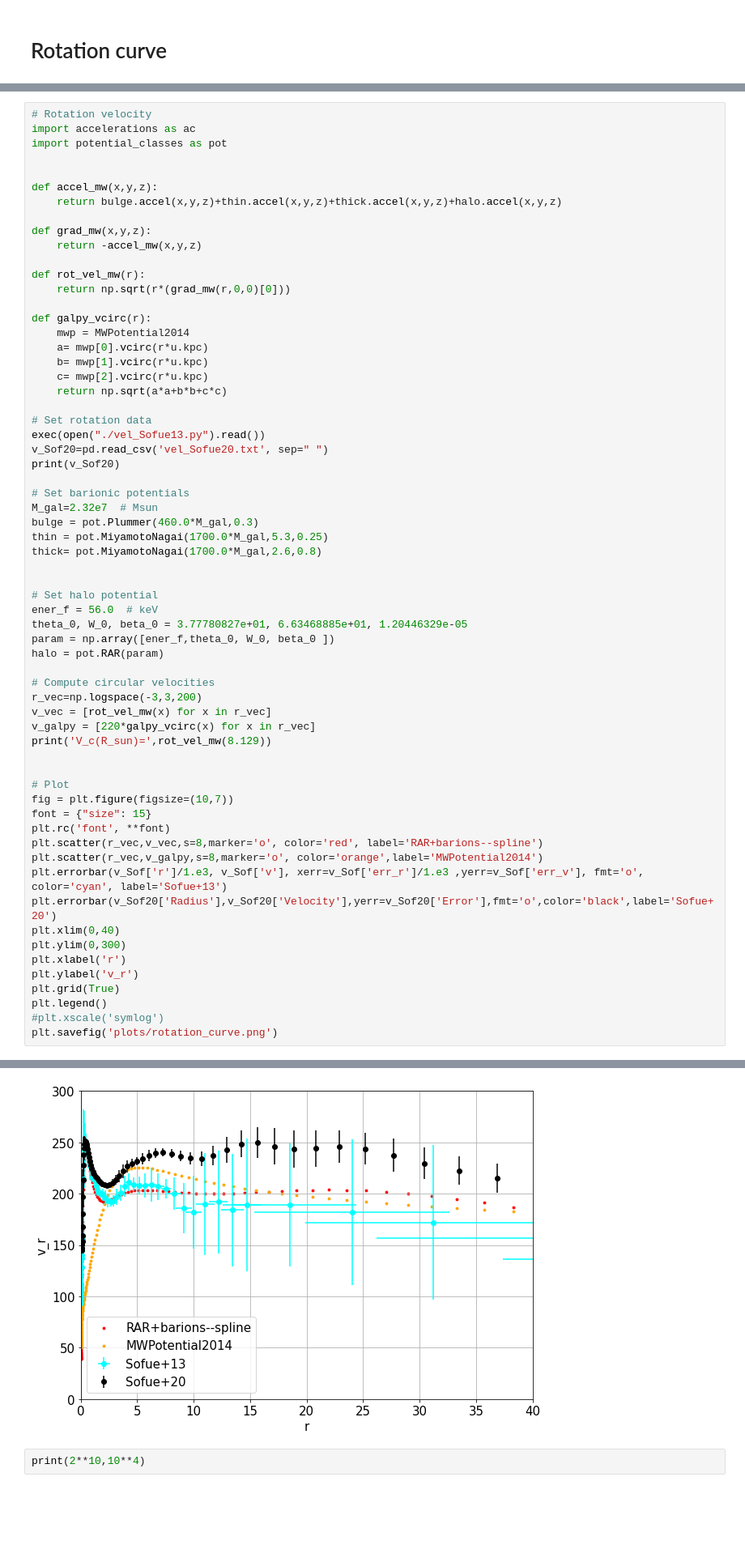
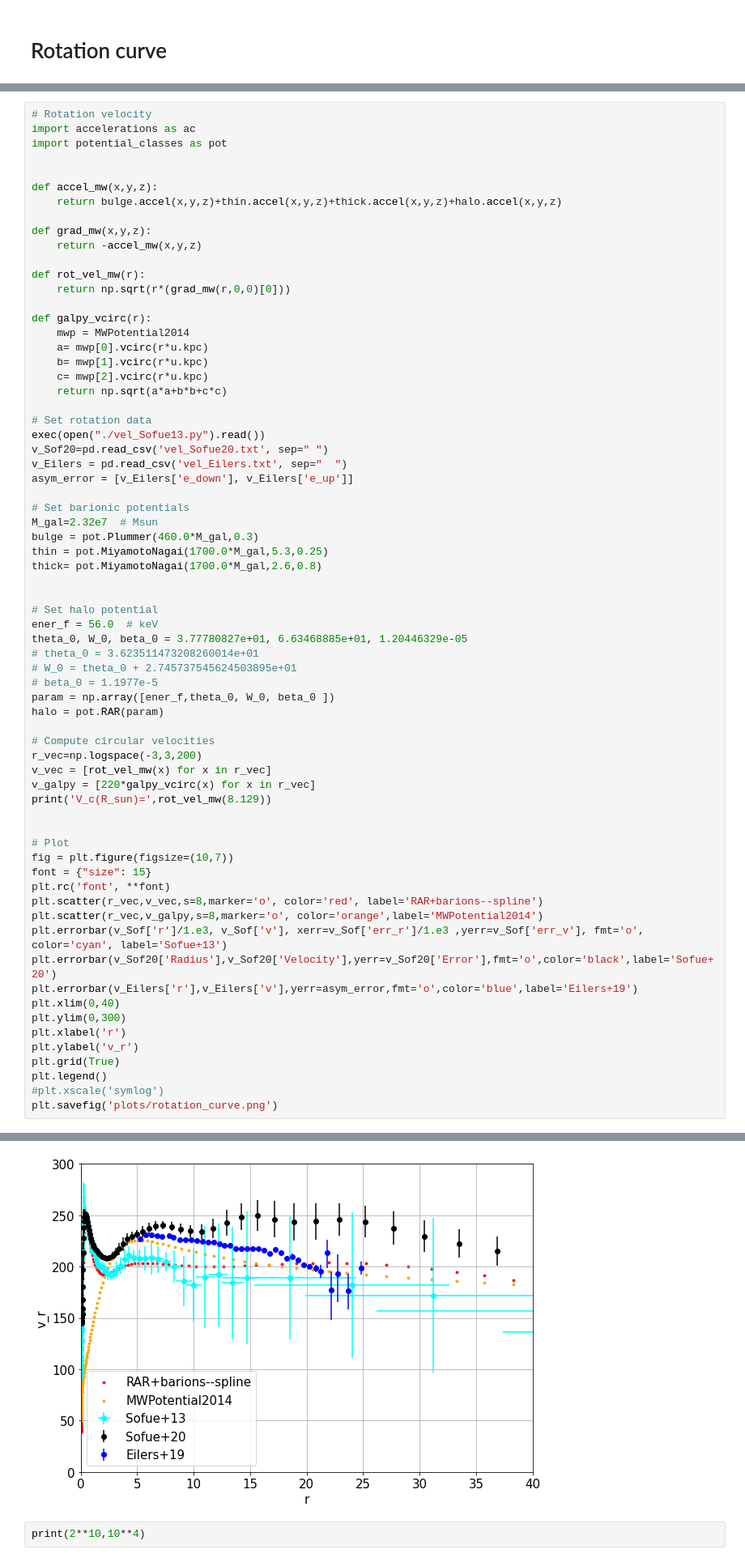
Before and after one commit to martinmestre/stream-fit, a Jupyter notebook: orbitpot_model/rotation_curve.ipynb, the cells around one changed output, grey strips where cells are left out. Shown: that part at 81% size. Saved outputs shown, nothing was run; the diff lists cells and outputs as text; blank space fills up the shorter version.

```diff
--- a/orbitpot_model/rotation_curve.ipynb
+++ b/orbitpot_model/rotation_curve.ipynb
@@ -43,7 +45,8 @@ def galpy_vcirc(r):
 # Set rotation data
 exec(open("./vel_Sofue13.py").read())
 v_Sof20=pd.read_csv('vel_Sofue20.txt', sep=" ")
-print(v_Sof20)
+v_Eilers = pd.read_csv('vel_Eilers.txt', sep="  ")
+asym_error = [v_Eilers['e_down'], v_Eilers['e_up']]
 
 # Set barionic potentials
 M_gal=2.32e7  # Msun
@@ -55,6 +58,9 @@ thick= pot.MiyamotoNagai(1700.0*M_gal,2.6,0.8)
 # Set halo potential
 ener_f = 56.0  # keV
 theta_0, W_0, beta_0 = 3.77780827e+01, 6.63468885e+01, 1.20446329e-05
+# theta_0 = 3.623511473208260014e+01
+# W_0 = theta_0 + 2.745737545624503895e+01
+# beta_0 = 1.1977e-5
 param = np.array([ener_f,theta_0, W_0, beta_0 ])
 halo = pot.RAR(param)
 
@@ -73,6 +79,7 @@ plt.scatter(r_vec,v_vec,s=8,marker='o', color='red', label='RAR+barions--spline'
 plt.scatter(r_vec,v_galpy,s=8,marker='o', color='orange',label='MWPotential2014')
 plt.errorbar(v_Sof['r']/1.e3, v_Sof['v'], xerr=v_Sof['err_r']/1.e3 ,yerr=v_Sof['err_v'], fmt='o', color='cyan', label='Sofue+13')
 plt.errorbar(v_Sof20['Radius'],v_Sof20['Velocity'],yerr=v_Sof20['Error'],fmt='o',color='black',label='Sofue+20')
+plt.errorbar(v_Eilers['r'],v_Eilers['v'],yerr=asym_error,fmt='o',color='blue',label='Eilers+19')
 plt.xlim(0,40)
 plt.ylim(0,300)
 plt.xlabel('r')
@@ -102,4 +93,4 @@ V_c(R_sun)= 201.75314130248478
-[figure, old version]
+[figure, new version]
 # %%
 print(2**10,10**4)
 # %% [output]
```
Also changed, not shown: parts of 2 cells of this notebook, 27 other files.
